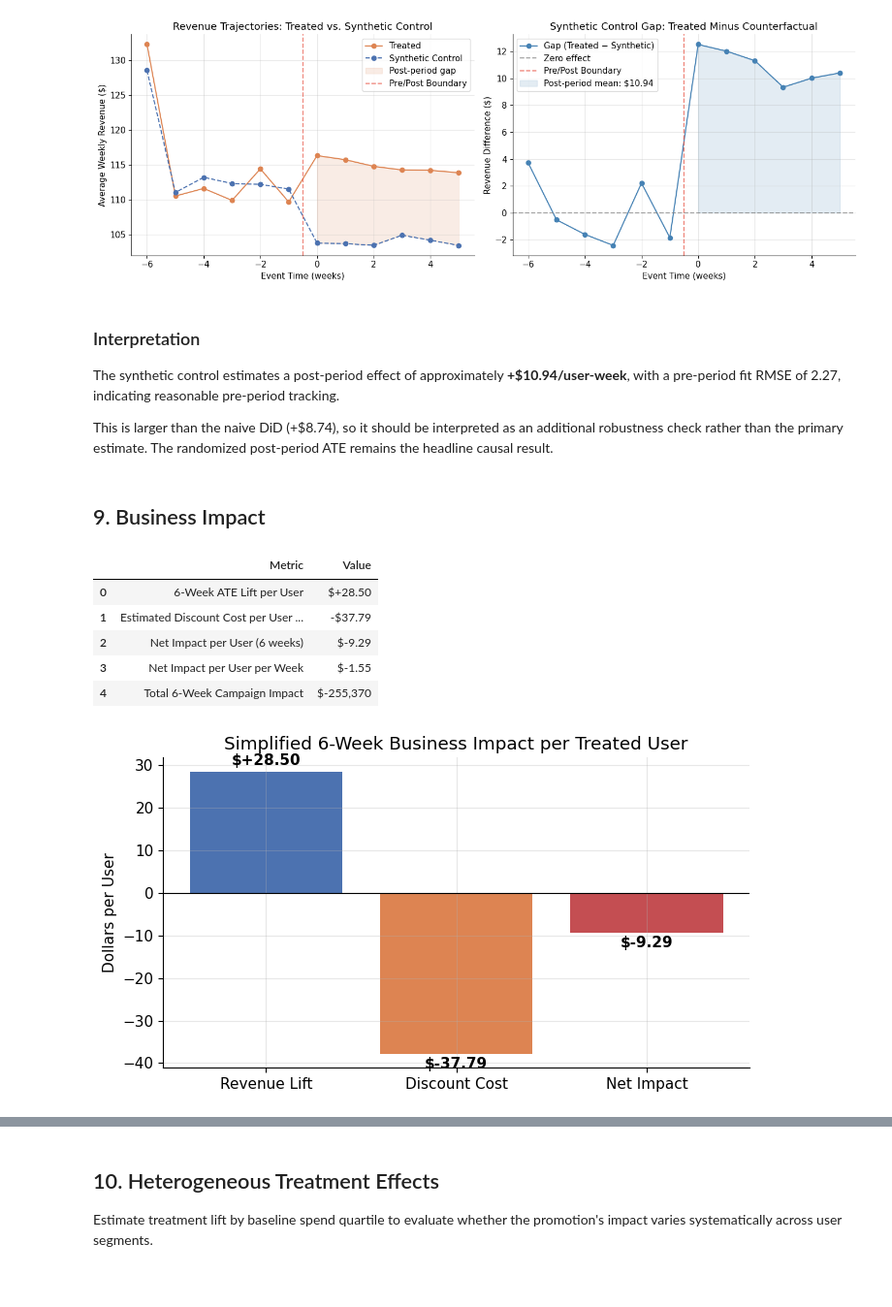
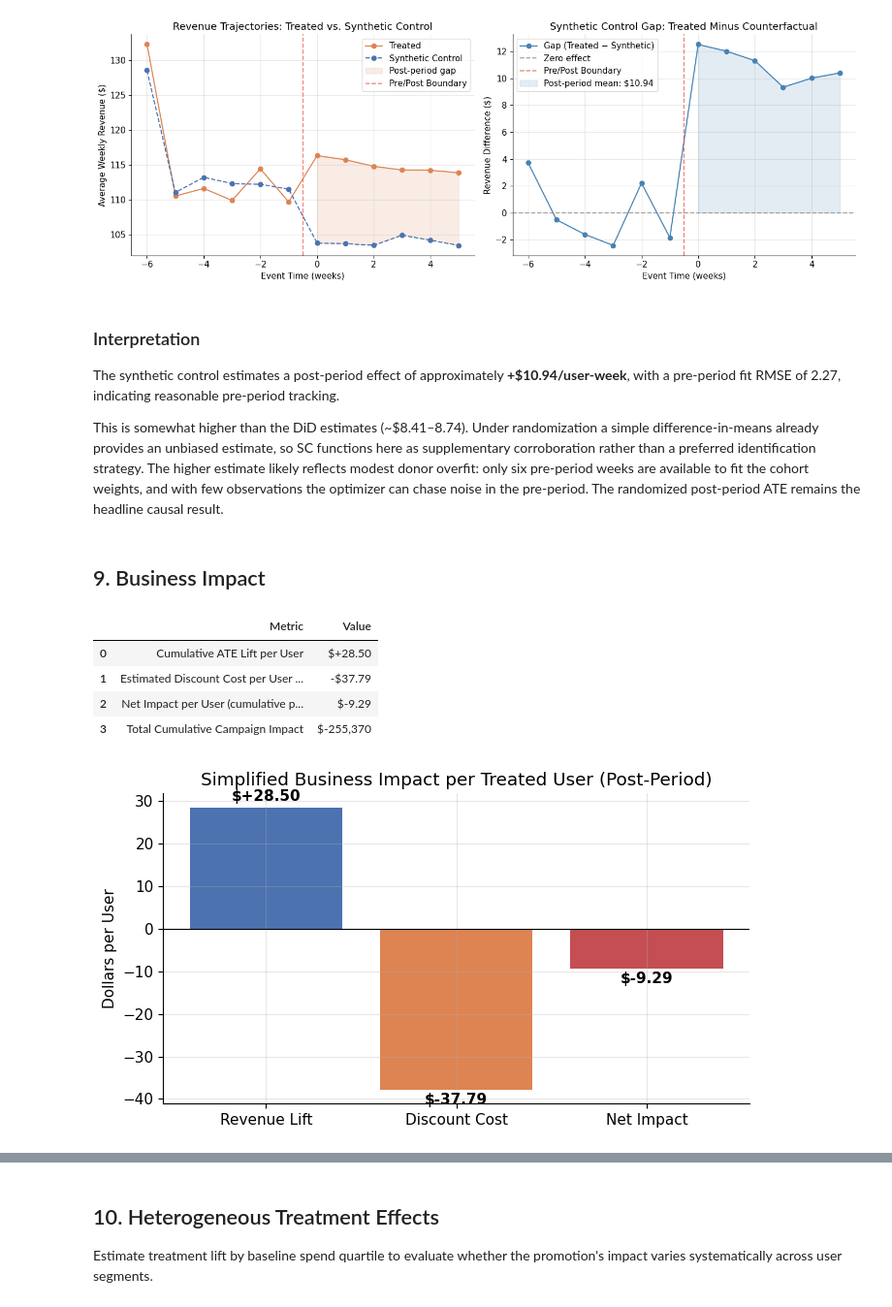
Before and after one commit to tcampayne/targeted-promotion-incrementality-experiment, a Jupyter notebook: analysis/02_inference.ipynb, the cells around one changed output, grey strips where cells are left out. Shown at 97% size. Drawn from its saved outputs; the diff is of its cells as text; code cells hidden in the pictures; blank space fills up the shorter version.

```diff
--- a/analysis/02_inference.ipynb
+++ b/analysis/02_inference.ipynb
@@ -211,7 +215,7 @@ axes[0].annotate(
 )
 axes[0].set_xticks([0])
 axes[0].set_xticklabels(["ATE"])
-axes[0].set_ylabel("6-Week Cumulative Revenue Lift per User ($)")
+axes[0].set_ylabel("Cumulative Post-Period Revenue Lift per User ($)")
 axes[0].set_title("Post-Period ATE with 95% Confidence Interval\n(Randomized Diff-in-Means)")
 
 bars = axes[1].bar(["Control", "Treatment"], [ctrl.mean(), treat.mean()],
@@ -219,7 +223,7 @@ bars = axes[1].bar(["Control", "Treatment"], [ctrl.mean(), treat.mean()],
 for bar, val in zip(bars, [ctrl.mean(), treat.mean()]):
     axes[1].text(bar.get_x() + bar.get_width() / 2, bar.get_height() + 3,
                  f"${val:.0f}", ha="center", va="bottom", fontsize=11, fontweight="bold")
-axes[1].set_ylabel("Mean 6-Week Post-Period Revenue ($)")
+axes[1].set_ylabel("Mean Post-Period Revenue per User ($)")
 axes[1].set_title("Post-Period Revenue by Group")
 
 plt.tight_layout()
@@ -691,67 +698,65 @@ plt.show()
 The synthetic control estimates a post-period effect of approximately **+$10.94/user-week**, with a
 pre-period fit RMSE of 2.27, indicating reasonable pre-period tracking.
 
-This is larger than the naive DiD (+$8.74), so it should be interpreted as an additional robustness
-check rather than the primary estimate. The randomized post-period ATE remains the headline causal
-result.
+This is somewhat higher than the DiD estimates (~$8.41–8.74). Under randomization a simple
+difference-in-means already provides an unbiased estimate, so SC functions here as supplementary
+corroboration rather than a preferred identification strategy. The higher estimate likely reflects
+modest donor overfit: only six pre-period weeks are available to fit the cohort weights, and with
+few observations the optimizer can chase noise in the pre-period. The randomized post-period ATE
+remains the headline causal result.
 # %% [markdown]
 ## 9. Business Impact
 # %%
 discount_rate = 0.10
-post_weeks = 6
 
 # Business-impact calculation based on the randomized cumulative post-period ATE.
 # This is a simplified revenue-cost view, not a margin model.
 cumulative_lift = ate_lift
 cumulative_discount_cost = treat.mean() * discount_rate
 net_impact_cumulative = cumulative_lift - cumulative_discount_cost
-net_impact_weekly = net_impact_cumulative / post_weeks
 
 num_treated = len(treat)
 total_campaign_impact = net_impact_cumulative * num_treated
 
 pd.DataFrame({
     "Metric": [
-        "6-Week ATE Lift per User",
+        "Cumulative ATE Lift per User",
         "Estimated Discount Cost per User (10% of treated post revenue)",
-        "Net Impact per User (6 weeks)",
-        "Net Impact per User per Week",
-        "Total 6-Week Campaign Impact",
+        "Net Impact per User (cumulative post-period)",
+        "Total Cumulative Campaign Impact",
     ],
     "Value": [
         f"${cumulative_lift:+.2f}",
         f"-${cumulative_discount_cost:.2f}",
         f"${net_impact_cumulative:+.2f}",
-        f"${net_impact_weekly:+.2f}",
         f"${total_campaign_impact:,.0f}",
     ],
 })
 # %% [output]
 |  | Metric | Value |
-| 0 | 6-Week ATE Lift per User | $+28.50 |
+| 0 | Cumulative ATE Lift per User | $+28.50 |
 | 1 | Estimated Discount Cost per User ... | -$37.79 |
-| 2 | Net Impact per User (6 weeks) | $-9.29 |
-| 3 | Net Impact per User per Week | $-1.55 |
-| 4 | Total 6-Week Campaign Impact | $-255,370 |
+| 2 | Net Impact per User (cumulative p... | $-9.29 |
+| 3 | Total Cumulative Campaign Impact | $-255,370 |
 # %%
 impact_parts = pd.DataFrame({
     "Metric": ["Revenue Lift", "Discount Cost", "Net Impact"],
     "Value": [cumulative_lift, -cumulative_discount_cost, net_impact_cumulative],
 })
 
 fig, ax = plt.subplots(figsize=(7, 4))
 colors = ["#4C72B0", "#DD8452", "#55A868" if net_impact_cumulative >= 0 else "#C44E52"]
 bars = ax.bar(impact_parts["Metric"], impact_parts["Value"], color=colors)
 ax.axhline(0, color="black", linewidth=0.8)
 for bar, val in zip(bars, impact_parts["Value"]):
     va = "bottom" if val >= 0 else "top"
     offset = 0.8 if val >= 0 else -0.8
     ax.text(bar.get_x() + bar.get_width() / 2, val + offset,
             f"${val:+.2f}", ha="center", va=va, fontsize=11, fontweight="bold")
-ax.set_title("Simplified 6-Week Business Impact per Treated User")
+ax.set_title("Simplified Business Impact per Treated User (Post-Period)")
 ax.set_ylabel("Dollars per User")
 plt.tight_layout()
 plt.show()
 # %% [output]
-[figure, old version]
+[figure, new version]
 # %% [markdown]
```
Also changed, not shown: parts of 18 cells of this notebook, 2 other files.
